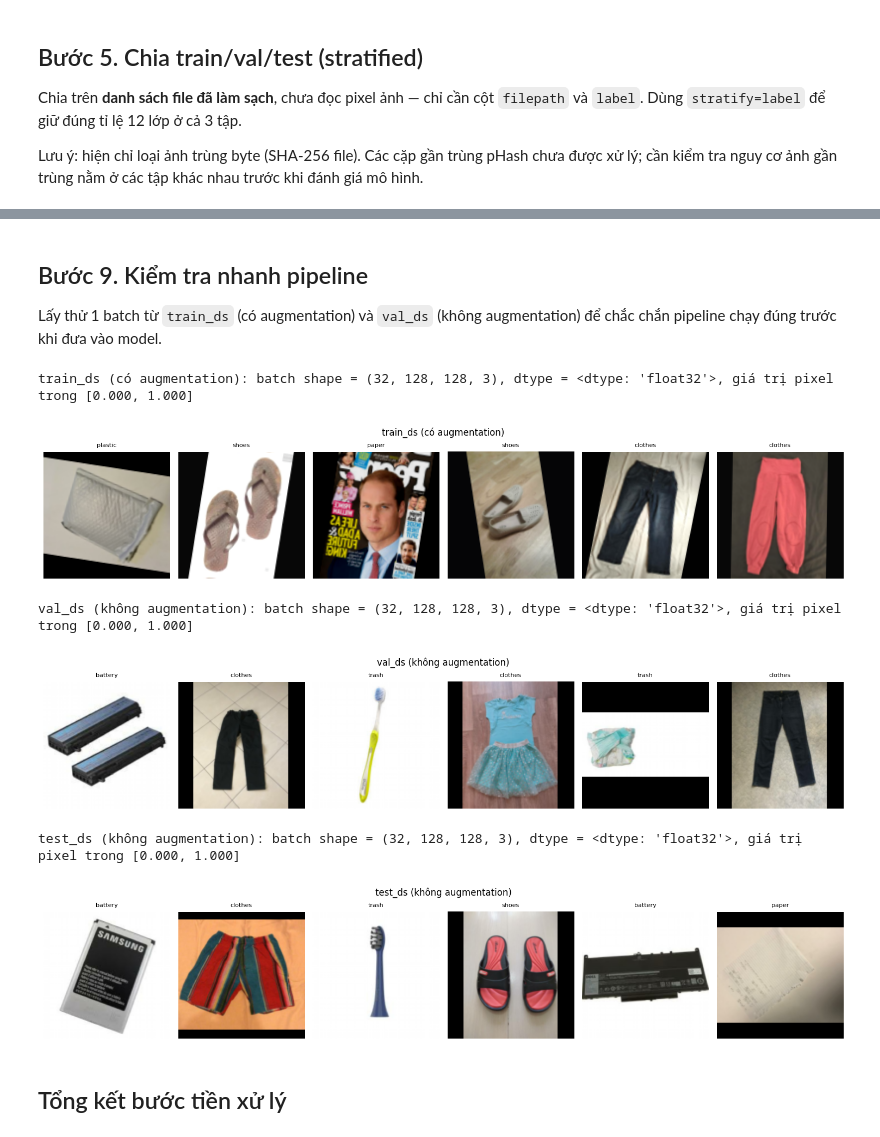
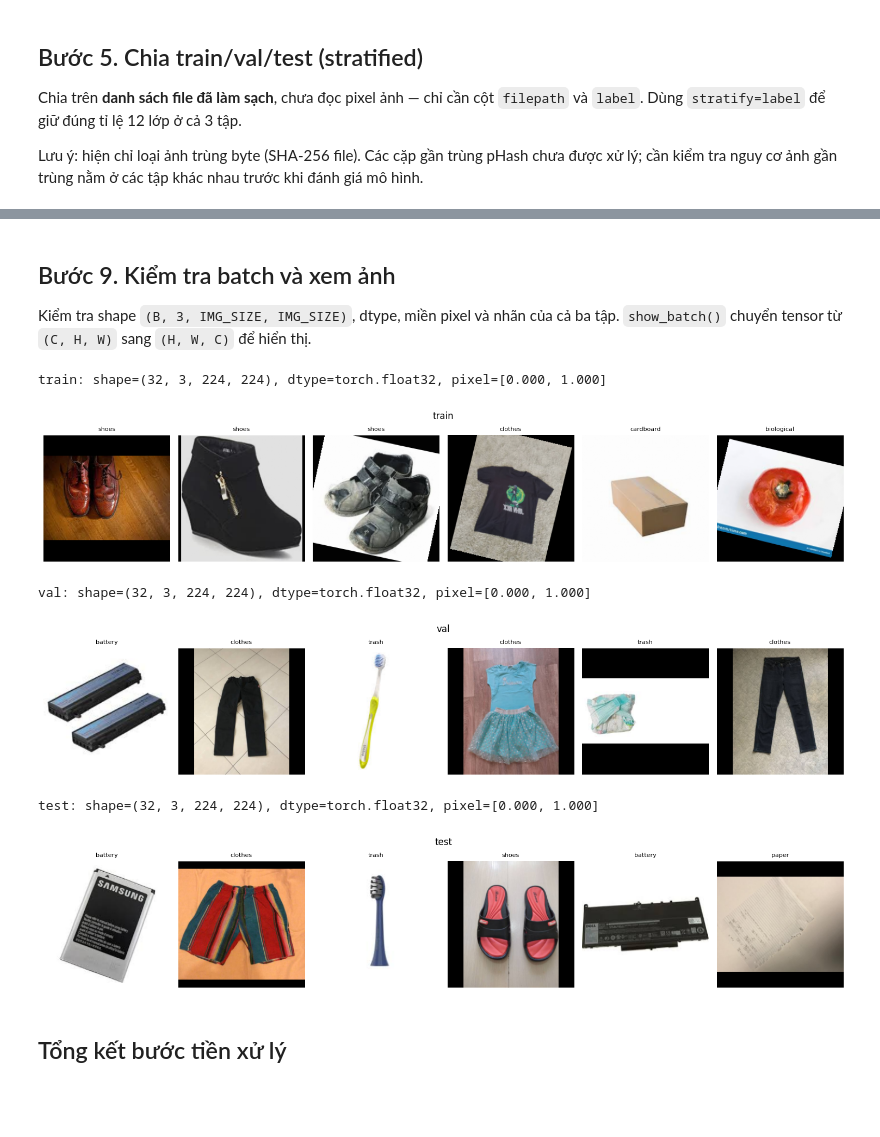
Before and after one commit to oopsvananh/deep_learning-waste_classification, a Jupyter notebook: preprocess/Preprocessing.ipynb, the cells around one changed output, grey strips where cells are left out. Cells and saved outputs as stored; diff of their text form; code cells hidden in the pictures; blank space fills up the shorter version.

```diff
--- a/preprocess/Preprocessing.ipynb
+++ b/preprocess/Preprocessing.ipynb
@@ -368,9 +215,6 @@ phản ánh đúng dữ liệu mô hình thực sự "nhìn thấy" khi train.
 # %%
-from data_pipeline import compute_class_weights, CLASSES
-
-class_weight_dict = compute_class_weights(CSV_DIR / 'train' / 'train.csv')
-
-print('Class weight (dùng khi model.fit(..., class_weight=class_weight_dict)):')
-for c, i in zip(CLASSES, range(len(CLASSES))):
-    print(f'  {c:<14} -> {class_weight_dict[i]:.3f}')
+class_weights = compute_class_weights(CSV_DIR / 'train' / 'train.csv')
+for name, weight in zip(CLASSES, class_weights):
+    print(f'{name:<14} -> {weight.item():.3f}')
+criterion = torch.nn.CrossEntropyLoss(weight=class_weights)
 # %% [output]
@@ -424,7 +262,5 @@ là hợp lý; tránh biến đổi màu quá mạnh vì một số lớp phân
 # %%
-# Không cần code thêm ở đây — augmentation đã nằm trong data_pipeline.make_dataset() ở Bước 7.
-# Ô này chỉ để xác nhận lại: train_ds có augmentation, val_ds/test_ds thì không (xem Bước 9 để kiểm tra bằng mắt).
-print('train_ds: có augmentation (training=True)')
-print('val_ds:   không augmentation (training=False)')
-print('test_ds:  không augmentation (training=False)')
+print('Cấu hình augmentation train:', aug_config)
+for name, loader in [('train', train_loader), ('val', val_loader), ('test', test_loader)]:
+    print(f'{name}: {loader.dataset.postprocess}')
 # %% [output]
@@ -434,36 +284,27 @@ test_ds:  không augmentation (training=False)
 # %% [markdown]
-## Bước 9. Kiểm tra nhanh pipeline
+## Bước 9. Kiểm tra batch và xem ảnh
 
-Lấy thử 1 batch từ `train_ds` (có augmentation) và `val_ds` (không augmentation) để chắc chắn pipeline chạy đúng
-trước khi đưa vào model.
+Kiểm tra shape `(B, 3, IMG_SIZE, IMG_SIZE)`, dtype, miền pixel và nhãn của cả
+ba tập. `show_batch()` chuyển tensor từ `(C, H, W)` sang `(H, W, C)` để hiển thị.
 # %%
-for name, ds in [('train_ds (có augmentation)', train_ds), ('val_ds (không augmentation)', val_ds), ('test_ds (không augmentation)', test_ds)]:
-    images, labels = next(iter(ds))
-    assert tuple(images.shape[1:]) == (IMG_SIZE, IMG_SIZE, 3)
-    assert images.dtype == tf.float32
-    tf.debugging.assert_all_finite(images, 'Ảnh chứa NaN/Inf')
-    tf.debugging.assert_greater_equal(images, 0.0)
-    tf.debugging.assert_less_equal(images, 1.0)
-    tf.debugging.assert_greater_equal(labels, tf.zeros_like(labels))
-    tf.debugging.assert_less(labels, tf.cast(len(CLASSES), labels.dtype))
-    print(f'{name}: batch shape = {images.shape}, dtype = {images.dtype}, '
-          f'giá trị pixel trong [{images.numpy().min():.3f}, {images.numpy().max():.3f}]')
-
-    fig, axes = plt.subplots(1, 6, figsize=(15, 3))
-    for ax, img, lb in zip(axes, images[:6], labels[:6]):
-        ax.imshow(img.numpy())
-        ax.set_title(CLASSES[lb.numpy()], fontsize=8)
-        ax.axis('off')
-    fig.suptitle(name)
-    plt.tight_layout()
-    plt.show()
+for name, loader in [('train', train_loader), ('val', val_loader), ('test', test_loader)]:
+    images, labels = next(iter(loader))
+    assert tuple(images.shape[1:]) == (3, IMG_SIZE, IMG_SIZE)
+    assert images.dtype == torch.float32
+    assert torch.isfinite(images).all()
+    assert 0.0 <= images.min() and images.max() <= 1.0
+    assert labels.dtype == torch.int64
+    assert 0 <= labels.min() and labels.max() < len(CLASSES)
+    print(f'{name}: shape={tuple(images.shape)}, dtype={images.dtype}, '
+          f'pixel=[{images.min().item():.3f}, {images.max().item():.3f}]')
+    show_batch(loader, n=6, title=name)
 # %% [output]
-train_ds (có augmentation): batch shape = (32, 128, 128, 3), dtype = <dtype: 'float32'>, giá trị pixel trong [0.000, 1.000]
+train: shape=(32, 3, 224, 224), dtype=torch.float32, pixel=[0.000, 1.000]
-[figure, old version]
+[figure, new version]
-val_ds (không augmentation): batch shape = (32, 128, 128, 3), dtype = <dtype: 'float32'>, giá trị pixel trong [0.000, 1.000]
+val: shape=(32, 3, 224, 224), dtype=torch.float32, pixel=[0.000, 1.000]
-[figure, old version]
+[figure, new version]
-test_ds (không augmentation): batch shape = (32, 128, 128, 3), dtype = <dtype: 'float32'>, giá trị pixel trong [0.000, 1.000]
+test: shape=(32, 3, 224, 224), dtype=torch.float32, pixel=[0.000, 1.000]
-[figure, old version]
+[figure, new version]
 # %% [markdown]
 ## Tổng kết bước tiền xử lý
 # %%
```
Also changed, not shown: parts of 17 cells of this notebook.
